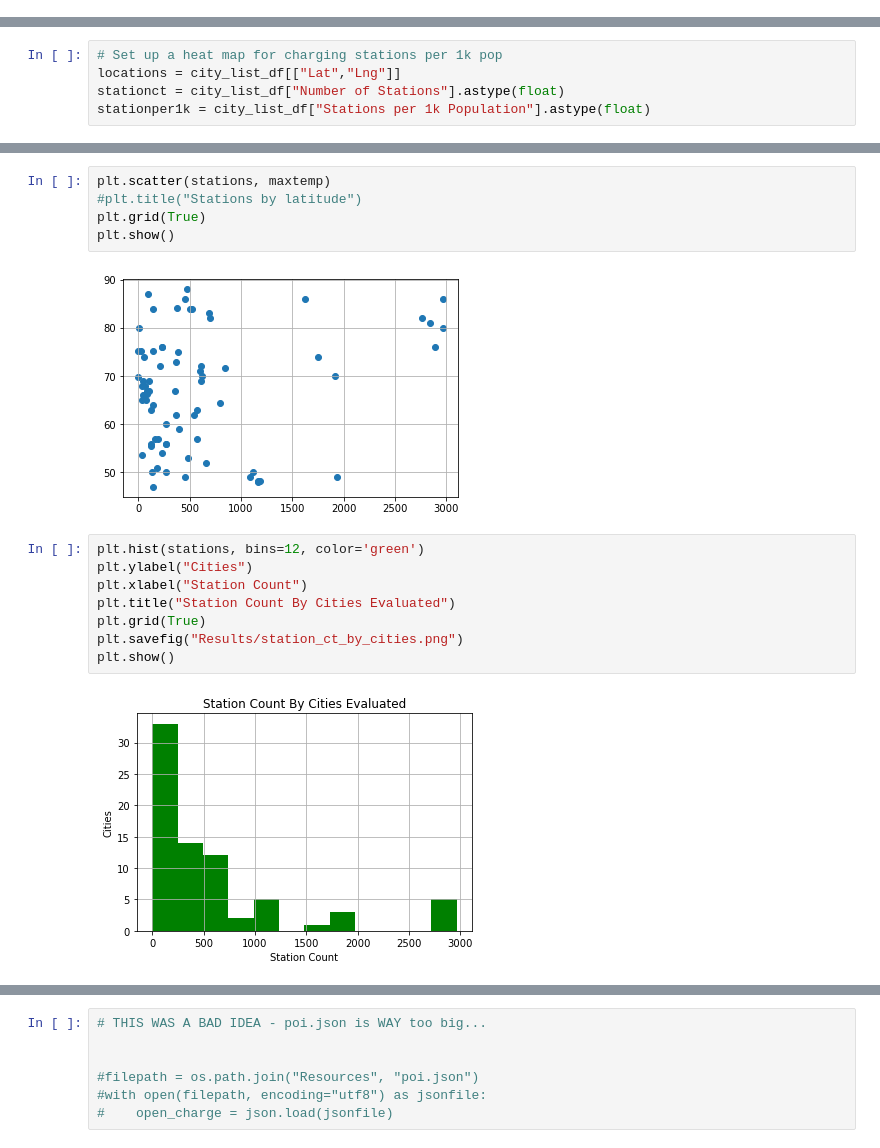
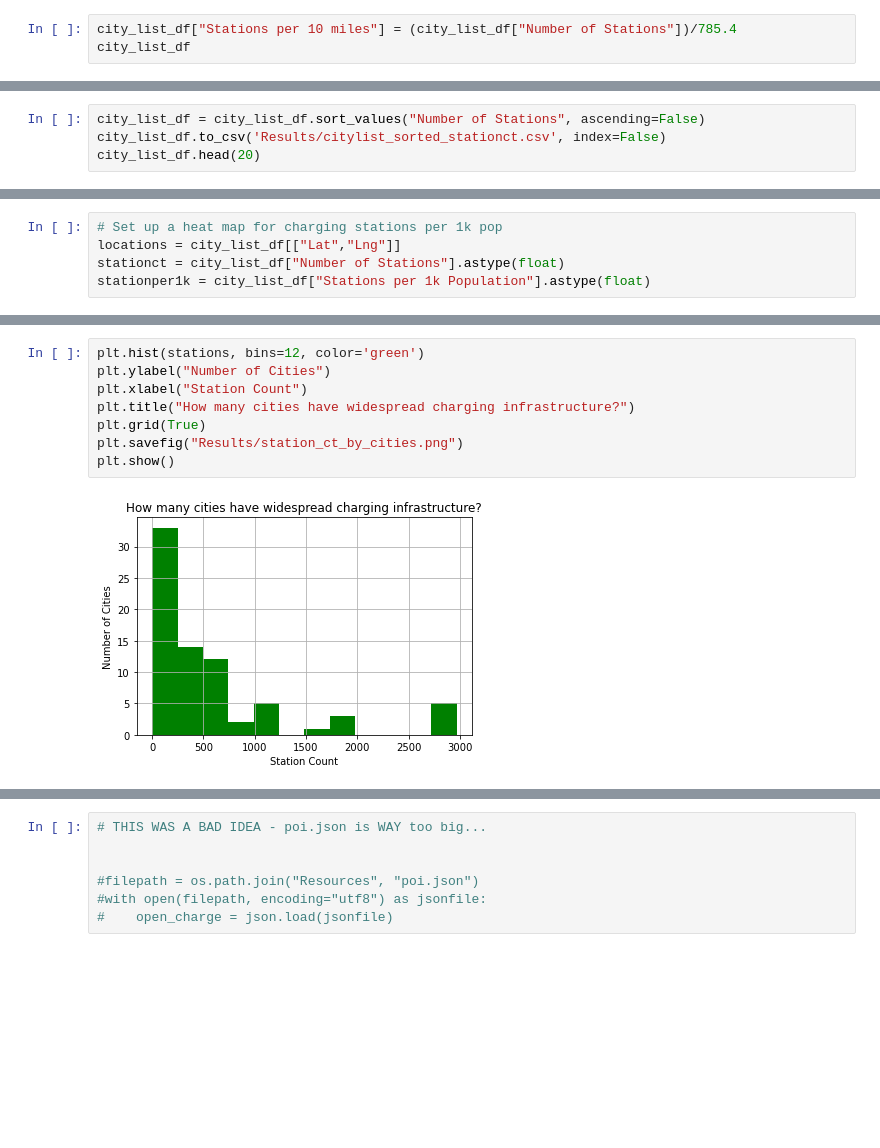
Before and after one commit to MrBadinger/Top_Cities_To_Own_Electric_Car, a Jupyter notebook: OpenCharge/open_charge.ipynb, the cells around one changed output, grey strips where cells are left out. Drawn from its saved outputs; the diff is of its cells as text; blank space fills up the shorter version.

Commit message:
Added graphics and updated ReadMe with OpenCharge NB description

```diff
--- a/OpenCharge/open_charge.ipynb
+++ b/OpenCharge/open_charge.ipynb
@@ -154,2 +154,5 @@ city_list_df
 | 74 | Detroit, Michigan | Detroit | 677155.0 | 42.331427 | -83.045754 | 50.00 | 46.40 | 270 | ... |
 75 rows × 10 columns
+# %%
+city_list_df["Stations per 10 miles"] = (city_list_df["Number of Stations"])/785.4
+city_list_df
@@ -155,0 +173,4 @@ city_list_df
+# %%
+city_list_df = city_list_df.sort_values("Number of Stations", ascending=False)
+city_list_df.to_csv('Results/citylist_sorted_stationct.csv', index=False)
+city_list_df.head(20)
@@ -196,17 +236,10 @@ plt.show()
-# %%
-plt.scatter(stations, maxtemp)
-#plt.title("Stations by latitude")
-plt.grid(True)
-plt.show()
-# %% [output]
-[figure, removed]
 # %%
 plt.hist(stations, bins=12, color='green')
-plt.ylabel("Cities")
+plt.ylabel("Number of Cities")
 plt.xlabel("Station Count")
-plt.title("Station Count By Cities Evaluated")
+plt.title("How many cities have widespread charging infrastructure?")
 plt.grid(True)
 plt.savefig("Results/station_ct_by_cities.png")
 plt.show()
 # %% [output]
-[figure, old version]
+[figure, new version]
```
Also changed, not shown: parts of 13 cells of this notebook, 8 other files.
